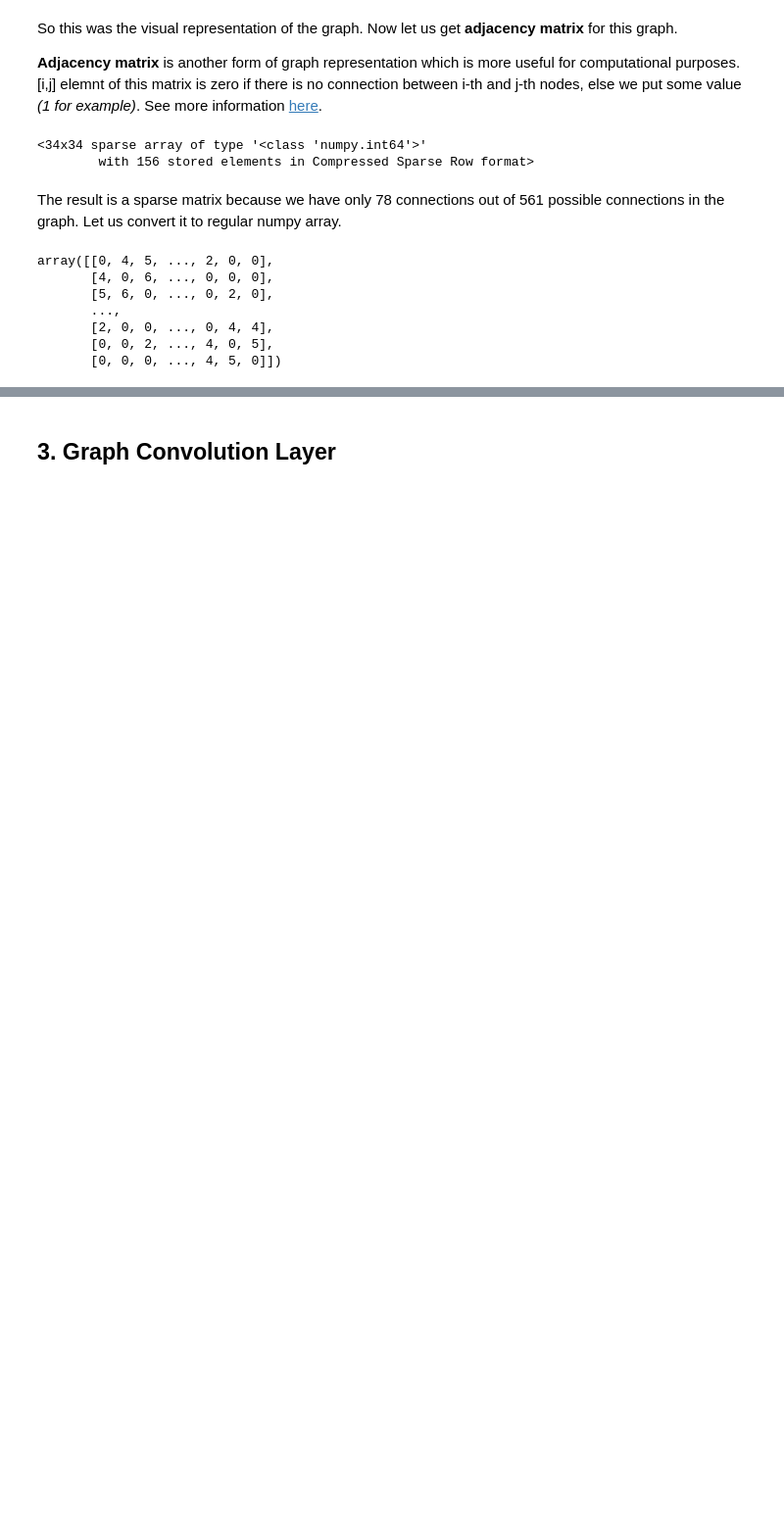
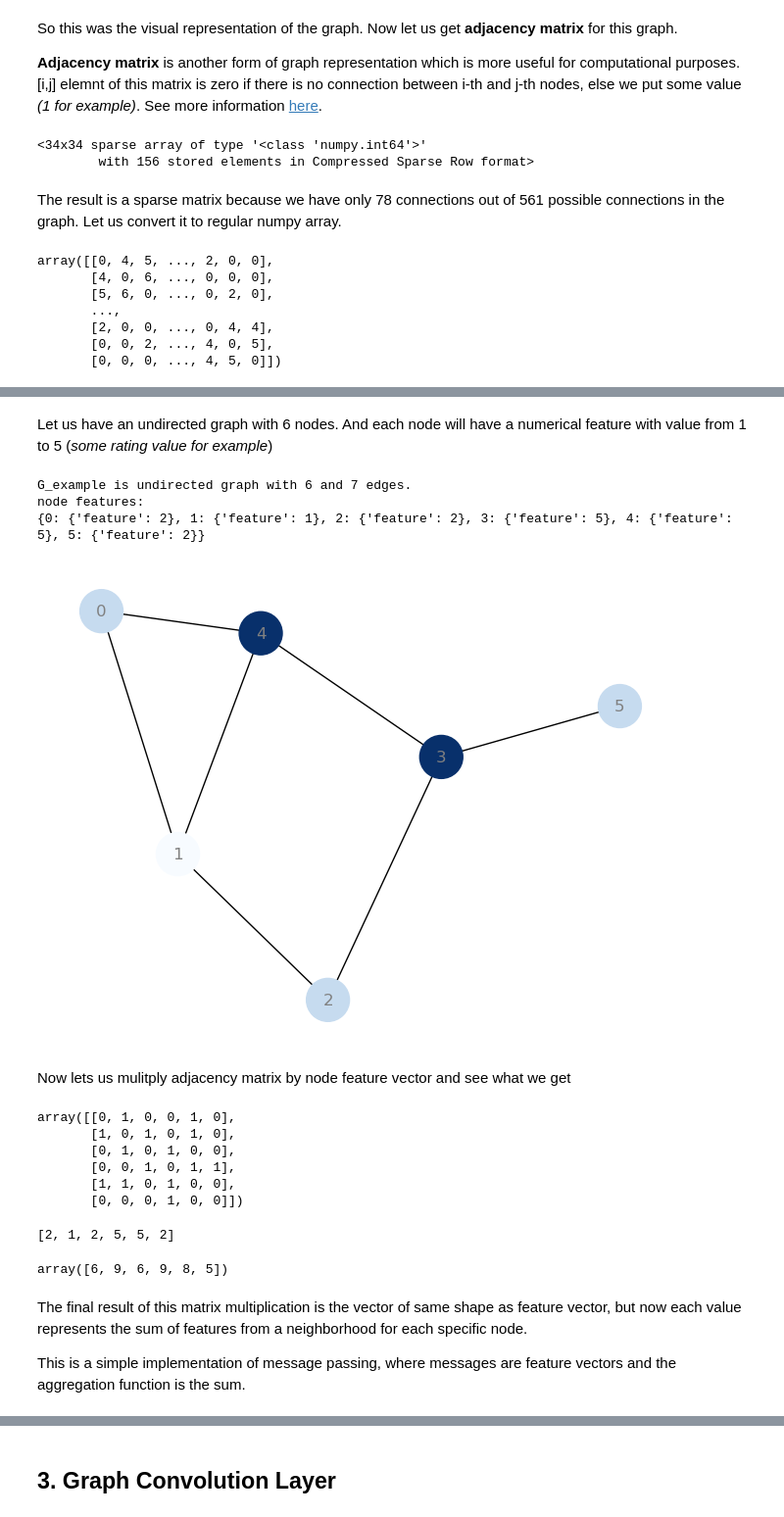
Before and after one commit to cutefluffyfox/GCN-tutorial, a Jupyter notebook: Tutorial.ipynb, the cells around one changed output, grey strips where cells are left out. Shown: that part at 98% size. Cells and saved outputs as stored; diff of their text form; code cells hidden in the pictures; blank space fills up the shorter version.

```diff
--- a/Tutorial.ipynb
+++ b/Tutorial.ipynb
@@ -68,0 +70,64 @@ After that step is done, we can move on to model...
+# %% [markdown]
+Let us have an undirected graph with 6 nodes. And each node will have a numerical feature with value from 1 to 5 (*some rating value for example*)
+# %%
+# Given binary adjacency matrix
+A_example = np.array(
+    [
+        [0, 1, 0, 0, 1, 0],
+        [1, 0, 1, 0, 1, 0],
+        [0, 1, 0, 1, 0, 0],
+        [0, 0, 1, 0, 1, 1],
+        [1, 1, 0, 1, 0, 0],
+        [0, 0, 0, 1, 0, 0],
+    ]
+)
+
+# Construct a graph from binary adjacency matrix
+G_example = nx.from_numpy_array(A_example)
+print(f"G_example is undirected graph with {G_example.number_of_nodes()} and {G_example.number_of_edges()} edges.")
+
+# Initialize node features
+node_features = {i: {"feature": np.random.randint(1,5+1)} for i in range(G_example.number_of_nodes())}
+nx.set_node_attributes(G_example, node_features)
+print("node features:")
+print(node_features)
+# %% [output]
+G_example is undirected graph with 6 and 7 edges.
+node features:
+{0: {'feature': 2}, 1: {'feature': 1}, 2: {'feature': 2}, 3: {'feature': 5}, 4: {'feature': 5}, 5: {'feature': 2}}
+# %%
+# Extract the node colors based on the features
+node_colors = [G_example.nodes[node]["feature"] for node in G_example.nodes]
+
+# Visualize the graph with node colors representing the features
+nx.draw(G_example, with_labels=True, node_color=node_colors, cmap=plt.cm.Blues, node_size=1000, font_color='grey')
+plt.show()
+# %% [output]
+[figure, added]
+# %% [markdown]
+Now lets us mulitply adjacency matrix by node feature vector and see what we get
+# %%
+# Adjacency matrix
+A_example
+# %% [output]
+array([[0, 1, 0, 0, 1, 0],
+       [1, 0, 1, 0, 1, 0],
+       [0, 1, 0, 1, 0, 0],
+       [0, 0, 1, 0, 1, 1],
+       [1, 1, 0, 1, 0, 0],
+       [0, 0, 0, 1, 0, 0]])
+# %%
+# Node feature vector:
+feature_vector = [v for _,v in nx.get_node_attributes(G_example, "feature").items()]
+feature_vector
+# %% [output]
+[2, 1, 2, 5, 5, 2]
+# %%
+H = A_example @ feature_vector
+H
+# %% [output]
+array([6, 9, 6, 9, 8, 5])
+# %% [markdown]
+The final result of this matrix multiplication is the vector of same shape as feature vector, but now each value represents the sum of features from a neighborhood for each specific node.
+
+This is a simple implementation of message passing, where messages are feature vectors and the aggregation function is the sum.
```
Also changed, not shown: parts of 16 cells of this notebook.
